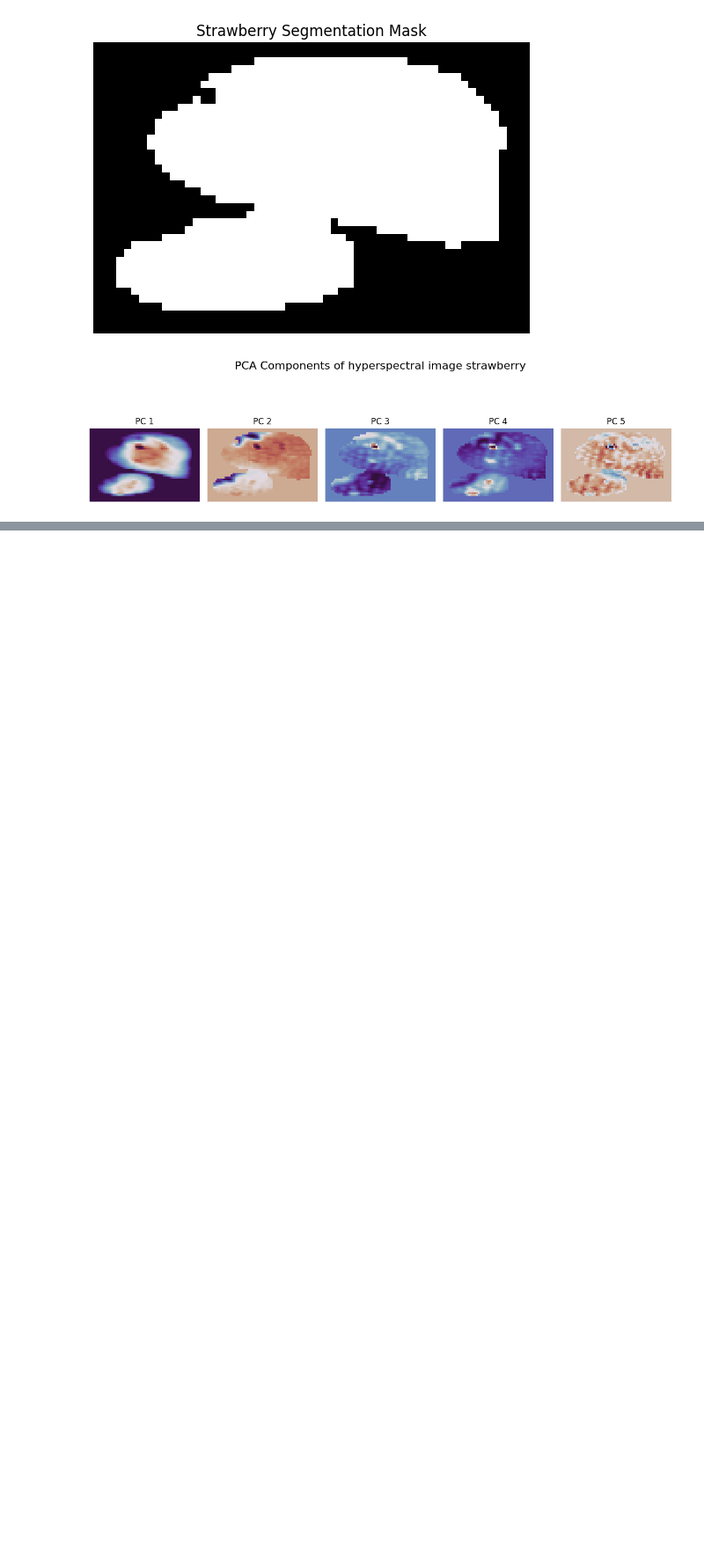
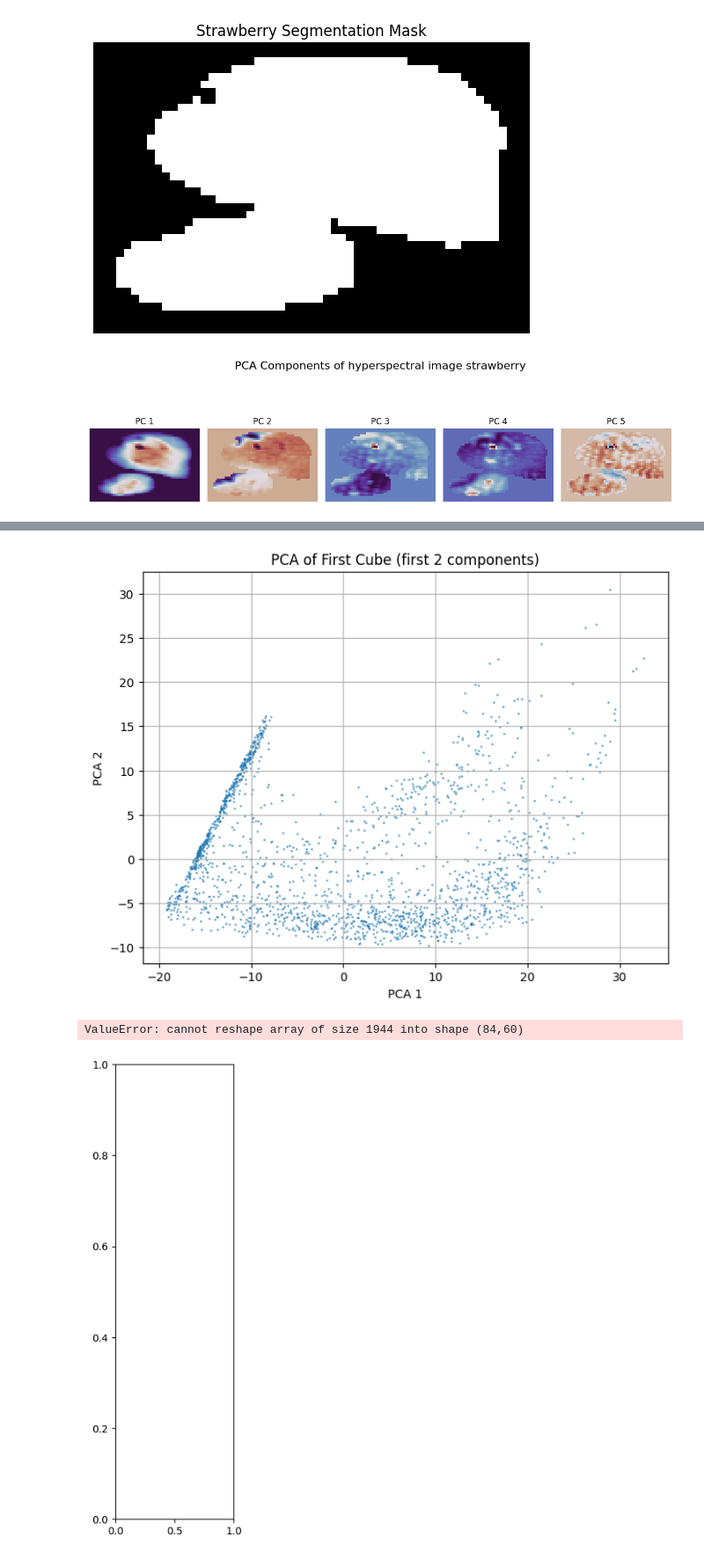
Before and after one commit to Hezengin/HSI-Sortingsystem, a Jupyter notebook: hsi_data_analysis.ipynb, the cells around one changed output, grey strips where cells are left out. Shown: that part at 88% size. Cells and saved outputs as stored; diff of their text form; code cells hidden in the pictures; blank space fills up the shorter version.

Commit message:
added basic svm model

```diff
--- a/hsi_data_analysis.ipynb
+++ b/hsi_data_analysis.ipynb
@@ -666,0 +857,72 @@ for i in range(3):  # R, G, B channels
+# %%
+import os
+import numpy as np
+from sklearn.preprocessing import StandardScaler
+from sklearn.decomposition import PCA
+from sklearn.model_selection import train_test_split
+import matplotlib.pyplot as plt
+
+# 1. Find all .npz files
+npz_files = [f for f in os.listdir('.') if f.endswith('.npz')]
+
+X = []
+y = []
+
+for npz_file in npz_files:
+    data = np.load(npz_file)
+    cube = data['cube']
+    label = int(data['label'])  # Ensure it's an int
+
+    # 2. Reshape the cube from (H, Bands, W) -> (H*W, Bands)
+    h, bands, w = cube.shape
+    cube_reshaped = cube.transpose(1, 0, 2).reshape(bands, -1).T  # shape: (H*W, Bands)
+
+    # 3. Normalize features
+    cube_reshaped = cube_reshaped.astype(np.float64)
+    scaler = StandardScaler()
+    cube_scaled = scaler.fit_transform(cube_reshaped)
+
+    # 4. Apply PCA
+    pca = PCA(n_components=5)
+    cube_pca = pca.fit_transform(cube_scaled)  # shape: (H*W, 5)
+
+    # 5. Store the PCA output and label
+    X.append(cube_pca)
+    y.append(label)
+
+    # Optional: Print info
+    print(f"{npz_file}: PCA shape = {cube_pca.shape}, label = {label}")
+
+# 6. Convert to arrays
+X = np.array(X, dtype=object)  # Each item is (H*W, 5)
+y = np.array(y)
+
+# 7. Split into train/test (you may need grouping if crops are related)
+X_train, X_test, y_train, y_test = train_test_split(
+    X, y, test_size=0.2, stratify=y, random_state=42
+)
+
+print(f"\nTrain size: {len(X_train)} | Test size: {len(X_test)}")
+
+# 8. Optional: Visualize PCA scatter of 1 sample
+import matplotlib.pyplot as plt
+
+example = X[1]  # shape: (H*W, 5)
+plt.figure(figsize=(8, 6))
+plt.scatter(example[:, 0], example[:, 1], alpha=0.5, s=1)
+plt.title("PCA of First Cube (first 2 components)")
+plt.xlabel("PCA 1")
+plt.ylabel("PCA 2")
+plt.grid(True)
+plt.show()
+
+# make the pca image
+pca_image = X[1].reshape(-1, 5)  # Reshape to (H, W, 5) if needed
+# Plot the PCA components
+plt.figure(figsize=(12, 8))
+for i in range(5):
+    plt.subplot(1, 5, i + 1)
+    plt.imshow(pca_image[:, i].reshape(h, w), cmap='coolwarm')
+    plt.title(f'PCA Component {i + 1}')
+    plt.axis('off')
+# %% [output]
@@ -666,0 +946,3 @@ for i in range(3):  # R, G, B channels
+[figure, added]
+ValueError: cannot reshape array of size 1944 into shape (84,60)
+[figure, added]
```
Also changed, not shown: parts of 10 cells of this notebook, 1 other file.
